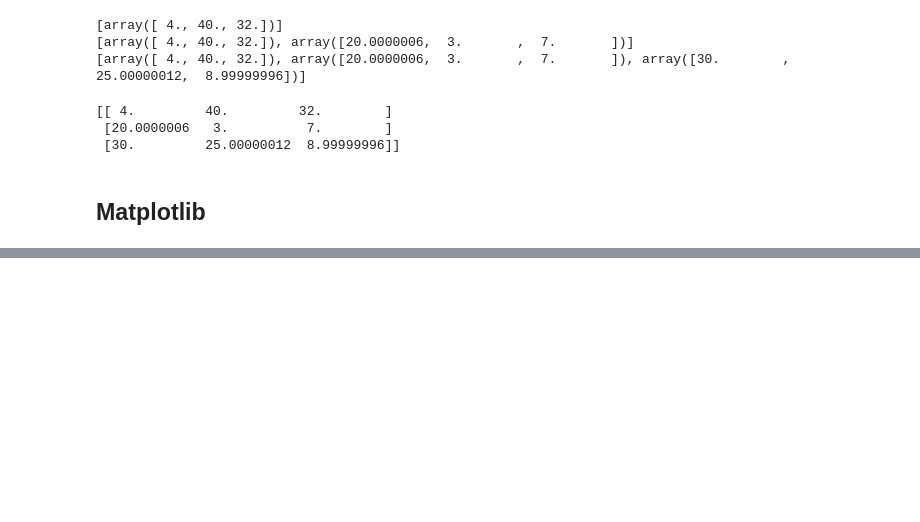
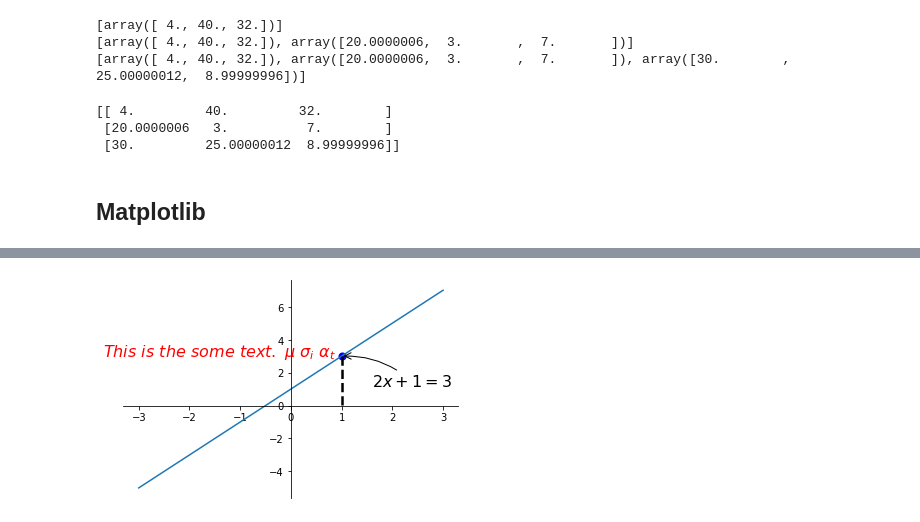
Before and after one commit to Rogerlv51/FOR-STUDY, a Jupyter notebook: 基础复习.ipynb, the cells around one changed output, grey strips where cells are left out. Saved outputs shown, nothing was run; the diff lists cells and outputs as text; code cells hidden in the pictures; blank space fills up the shorter version.

```diff
--- a/基础复习.ipynb
+++ b/基础复习.ipynb
@@ -57,0 +101,32 @@ import matplotlib.pyplot as plt
+# %%
+
+x = np.linspace(-3, 3, 50)
+y = 2*x + 1
+plt.plot(x, y)
+
+ax = plt.gca()
+ax.spines['right'].set_color('none')
+ax.spines["top"].set_color('none')
+ax.spines['top'].set_color('none')
+ax.xaxis.set_ticks_position("bottom")
+ax.spines['bottom'].set_position(('data', 0))
+ax.yaxis.set_ticks_position("left")
+ax.spines['left'].set_position(('data', 0))
+
+x0=1
+y0= 2*x0+ 1
+plt.scatter(x0, y0, s=50, color='b')
+plt.plot([x0, x0], [y0, 0], 'k--', lw=2.5)
+
+# method 1   加图像说明注释
+#####################
+plt.annotate(r'$2x+1=%s$' % y0, xy=(x0, y0), xycoords= 'data', xytext=(+30, -30), textcoords= 'offset points',
+fontsize= 16, arrowprops=dict(arrowstyle='->', connectionstyle='arc3, rad=.2'))
+# method 2
+###################   单纯加文本注释
+plt.text(-3.7, 3, r'$This\ is\ the\ some\ text.\ \mu\ \sigma_i\ \alpha_t$', fontdict={'size': 16, 'color': 'r'})
+
+
+plt.show()
+# %% [output]
+[figure, added]
```
Also changed, not shown: parts of 4 cells of this notebook.
